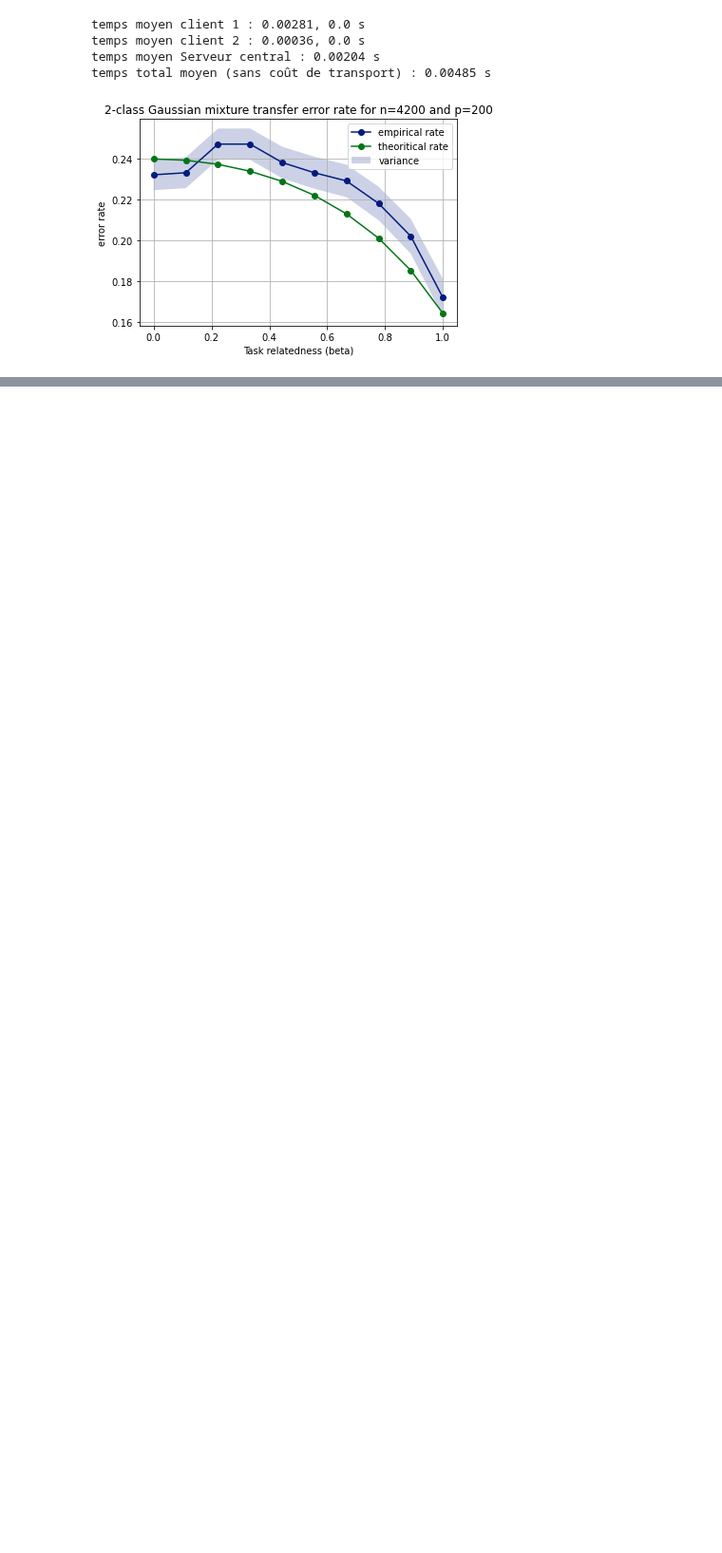
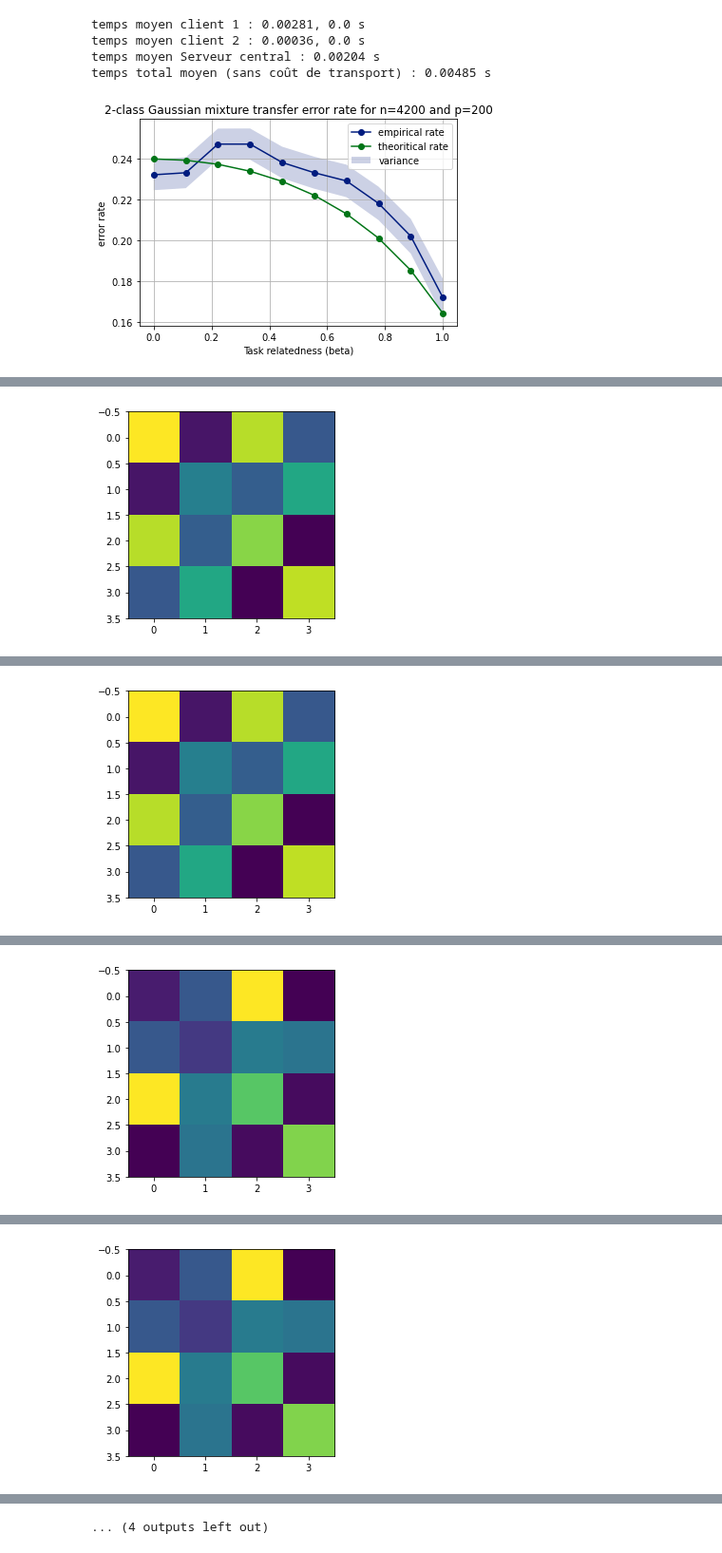
Before and after one commit to Sami-fak/DistributedMTLSPCA, a Jupyter notebook: binary-based_MTL.ipynb, the cells around one changed output, grey strips where cells are left out. Shown at 95% size. Drawn from its saved outputs; the diff is of its cells as text; code cells hidden in the pictures; blank space fills up the shorter version.

Commit message:
checker si X_data est bon

```diff
--- a/binary-based_MTL.ipynb
+++ b/binary-based_MTL.ipynb
@@ -175,10 +193,13 @@ Estimer $c$ et $\mathcal{M}\in\mathbb{R}^{2k\times 2k}$.
 $c=\left[ c_{11},\ldots,c_{km} \right]^T\in\mathbb{R}^{km}$
 # %%
 def estimate_c(n_t, n, nb_tasks, nb_classes):
+    """
+    Estime le vecteur c en divisant n_t[nb_tasks][nb_classes]/n
+    """
     c = np.empty(nb_tasks*nb_classes)
     for task in range(nb_tasks):
         for m in range(nb_classes):
-            c[task*nb_tasks+m]=n_t[task][m]/n
+            c[task*nb_classes+m]=n_t[task][m]/n
 
     return c
 # %%
@@ -823,7 +691,7 @@ random_state = 100
 
 for b in beta:
     # on crée les données synthétiques
-    M = mean_matrix(b, p, random_state)
+    M = mean_matrix(p, b, random_seed=random_state)
 #       print(M)
     # X1 is the local data of the first client
     # normalisation?
@@ -1017,0 +820,61 @@ print(MM1.T[0].T.shape)
+# %%
+from sklearn.preprocessing import normalize
+
+def z_normalize(X, k, m):
+    """
+    Normalise les données.
+    k tâches, m classes
+    X le tableau de données.
+    """
+    for t in range(k):
+        for l in range(m):
+            X[t][l] = normalize(X[t][l], axis=1)
+    return X
+# %%
+# Algorithme 1 du papier
+k = 4
+m = 2
+n1 = [50, 50]
+n2 = [10, 10]
+p = 200
+n_t = [n1, n2, n1, n2]
+n_t_test = [[500, 500]]
+# faire quelque chose de généralisable
+n = sum(list(map(sum, (n_t[i] for i in range(k)))))
+# si je peux essayer de faire plus dégeu pour le n
+M = mean_matrix(p, k=k, m=m)
+X = gaussian_synthetic_data(n, p, m, k, n_t, M)
+
+# choisir la tache que l'on veut tester
+X_test = gaussian_synthetic_data(n, p, m, 1, n_t_test, [M[1]])
+X, X_test = z_normalize(X, k, m), z_normalize(X_test, 1, m)
+
+# [[[],[]], [[], []]]
+for t in range(k):
+    X_data = []
+    for l in range(m):
+        # on ajoute la premiere classe de la premiere tache
+        X_data.append([X[t][l]])
+        current_n_t = [[n_t[t][l]]]
+        s = 0
+        for cl in range(m):
+            if cl==l:
+                continue
+            s += n_t[t][cl]
+        tmp = np.empty((p,s))
+        for cl in range(m):
+            if cl==l:
+                continue
+            np.append(tmp, X[t][cl], 1)
+        X_data[0].append(tmp)
+        # qui est la deuxieme tâche ? la tâche de test ?
+        X_data.append(X_test[0])
+        current_n_t[0].append(s)
+        current_n_t.append(n_t_test[0])
+        print(f"current nt = {current_n_t}")
+        MM = empirical_mean(2, 2, X_data, p, current_n_t)
+        matprint(MM)
+        c = estimate_c(current_n_t, n, 2, 2)
+        Dc = np.diag(c)
+        compute_M_cal(n, p, Dc, MM, 2, True)
+# %% [output]
@@ -1017,0 +898 @@ print(MM1.T[0].T.shape)
+[figure, added]
@@ -1017,0 +916 @@ print(MM1.T[0].T.shape)
+[figure, added]
@@ -1017,0 +934 @@ print(MM1.T[0].T.shape)
+[figure, added]
@@ -1017,0 +952 @@ print(MM1.T[0].T.shape)
+[figure, added]
@@ -1017,0 +989 @@ print(MM1.T[0].T.shape)
+... (4 outputs left out)
```
Also changed, not shown: parts of 24 cells of this notebook.
